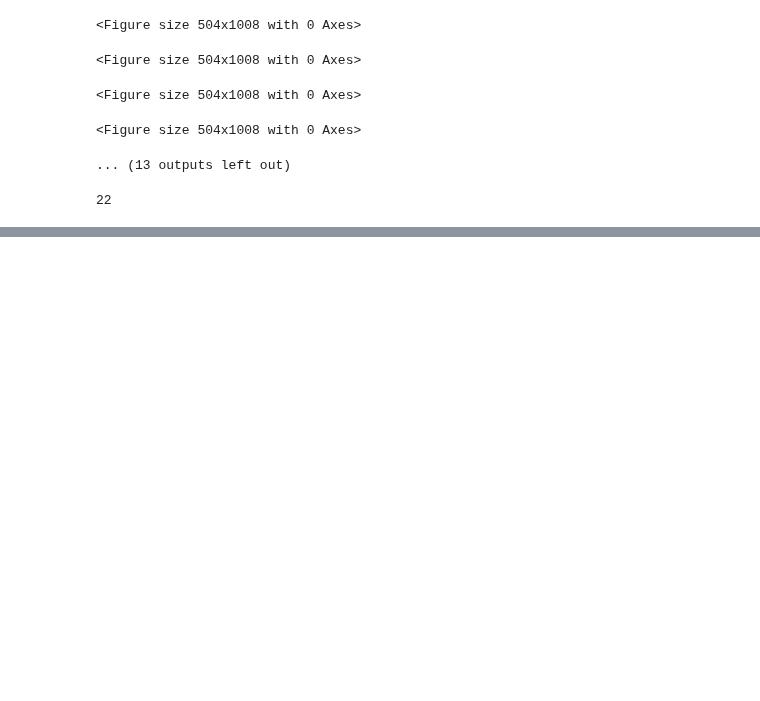
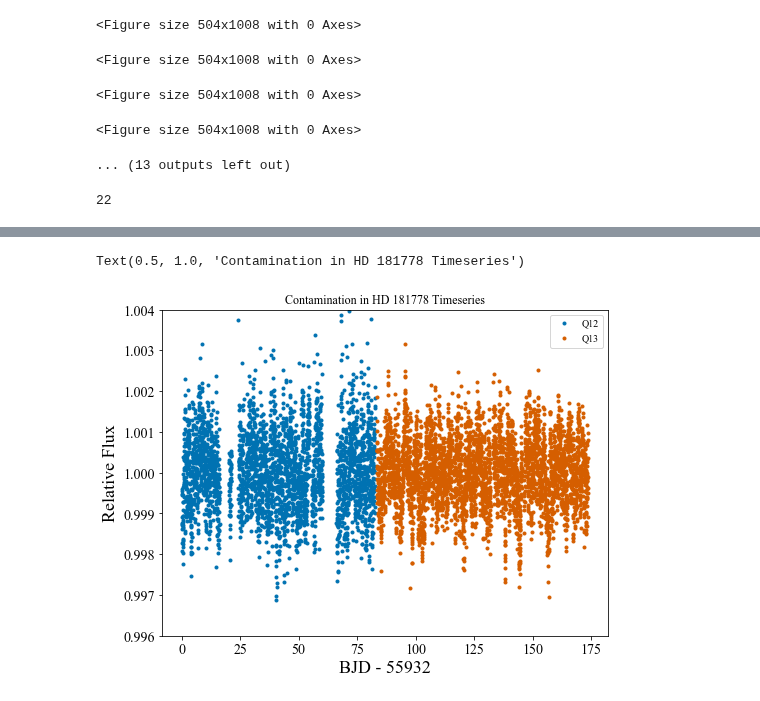
Before and after one commit to benjaminpope/smearcampaign, a Jupyter notebook: notebooks/contamination.ipynb, the cells around one changed output, grey strips where cells are left out. Drawn from its saved outputs; the diff is of its cells as text; code cells hidden in the pictures; blank space fills up the shorter version.

```diff
--- a/notebooks/contamination.ipynb
+++ b/notebooks/contamination.ipynb
@@ -182,24 +182,27 @@ plt.savefig('../paper/contam.eps',bbox_inches='tight')
 # %%
 fname_timeseries="../data/lcs/HD_181778_smear_combined.csv"
 lc = Table.read(fname_timeseries,format='ascii')
 
 fig = plt.figure(figsize=(8.0,6.0))
 
 q0 = 12
 m = lc['QUARTER'] == q0
 n = lc['QUARTER'] == q0+1
 t0 = np.nanmin(lc[m]['BJD'])
 
 plt.plot(lc[m]['BJD']-t0,lc[m]['FLUX_CORR_8'],'.',label='Q%d' % q0,color=colours[0])
 plt.plot(lc[n]['BJD']-t0,lc[n]['FLUX_CORR_8'],'.',label='Q%d' % (q0+1),color=colours[2])
 t0 = np.nanmin(lc[m]['BJD'])
 
 plt.ylim(0.996,1.004)
 plt.xlabel('BJD - %.0f' % t0)
 plt.ylabel('Relative Flux')
 
 plt.legend()
-plt.title('Contamination in HD 181778 Timeseries')
+# plt.title('Contamination in HD 181778 Timeseries')
+# %% [output]
+Text(0.5, 1.0, 'Contamination in HD 181778 Timeseries')
+[figure, added]
 # %%
 fname_timeseries="../data/lcs/HD_183383_smear_combined.csv"
 lc = Table.read(fname_timeseries,format='ascii')
```
Also changed, not shown: parts of 4 cells of this notebook, 11 other files.
